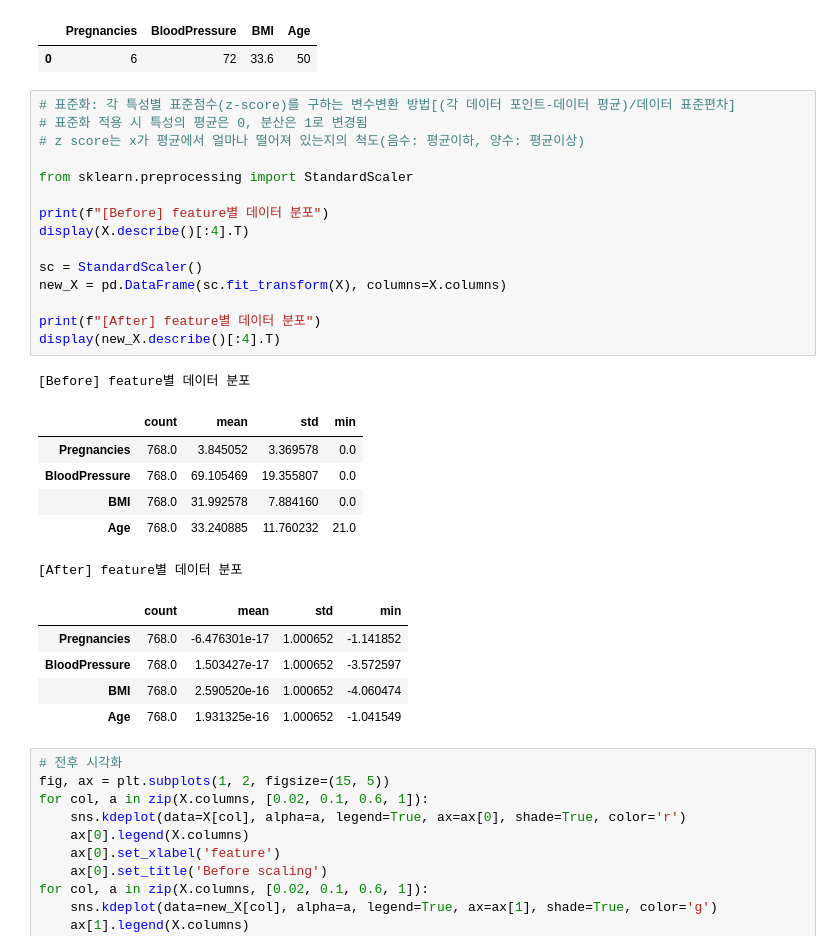
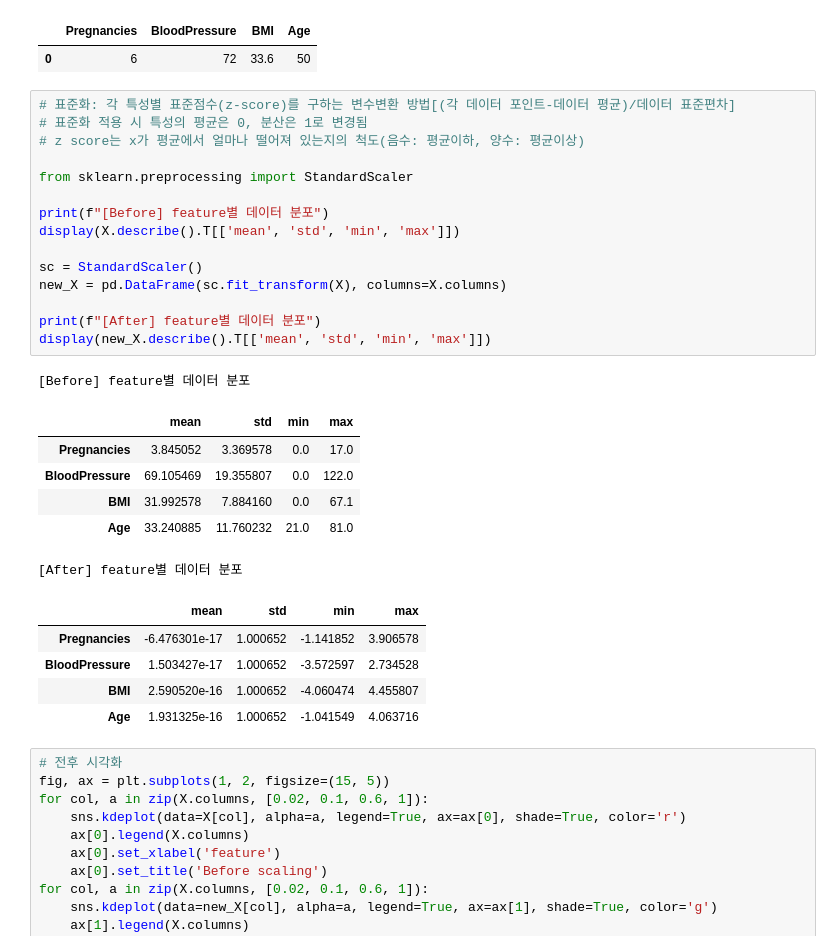
Before and after one commit to qiwerr1004/ADP_go, a Jupyter notebook: final/book/Chapter2.전처리.ipynb, the cells around one changed output. Saved outputs shown, nothing was run; the diff lists cells and outputs as text.

```diff
--- a/final/book/Chapter2.전처리.ipynb
+++ b/final/book/Chapter2.전처리.ipynb
@@ -872,31 +872,31 @@ X.head(1)
 # %%
 # 표준화: 각 특성별 표준점수(z-score)를 구하는 변수변환 방법[(각 데이터 포인트-데이터 평균)/데이터 표준편차]
 # 표준화 적용 시 특성의 평균은 0, 분산은 1로 변경됨
 # z score는 x가 평균에서 얼마나 떨어져 있는지의 척도(음수: 평균이하, 양수: 평균이상)
 
 from sklearn.preprocessing import StandardScaler
 
 print(f"[Before] feature별 데이터 분포")
-display(X.describe()[:4].T)
+display(X.describe().T[['mean', 'std', 'min', 'max']])
 
 sc = StandardScaler()
 new_X = pd.DataFrame(sc.fit_transform(X), columns=X.columns)
 
 print(f"[After] feature별 데이터 분포")
-display(new_X.describe()[:4].T)
+display(new_X.describe().T[['mean', 'std', 'min', 'max']])
 # %% [output]
 [Before] feature별 데이터 분포
-|  | count | mean | std | min |
-| Pregnancies | 768.0 | 3.845052 | 3.369578 | 0.0 |
-| BloodPressure | 768.0 | 69.105469 | 19.355807 | 0.0 |
-| BMI | 768.0 | 31.992578 | 7.884160 | 0.0 |
-| Age | 768.0 | 33.240885 | 11.760232 | 21.0 |
+|  | mean | std | min | max |
+| Pregnancies | 3.845052 | 3.369578 | 0.0 | 17.0 |
+| BloodPressure | 69.105469 | 19.355807 | 0.0 | 122.0 |
+| BMI | 31.992578 | 7.884160 | 0.0 | 67.1 |
+| Age | 33.240885 | 11.760232 | 21.0 | 81.0 |
 [After] feature별 데이터 분포
-|  | count | mean | std | min |
-| Pregnancies | 768.0 | -6.476301e-17 | 1.000652 | -1.141852 |
-| BloodPressure | 768.0 | 1.503427e-17 | 1.000652 | -3.572597 |
-| BMI | 768.0 | 2.590520e-16 | 1.000652 | -4.060474 |
-| Age | 768.0 | 1.931325e-16 | 1.000652 | -1.041549 |
+|  | mean | std | min | max |
+| Pregnancies | -6.476301e-17 | 1.000652 | -1.141852 | 3.906578 |
+| BloodPressure | 1.503427e-17 | 1.000652 | -3.572597 | 2.734528 |
+| BMI | 2.590520e-16 | 1.000652 | -4.060474 | 4.455807 |
+| Age | 1.931325e-16 | 1.000652 | -1.041549 | 4.063716 |
 # %%
 # 전후 시각화
 fig, ax = plt.subplots(1, 2, figsize=(15, 5))
```
Also changed, not shown: parts of 67 cells of this notebook.
